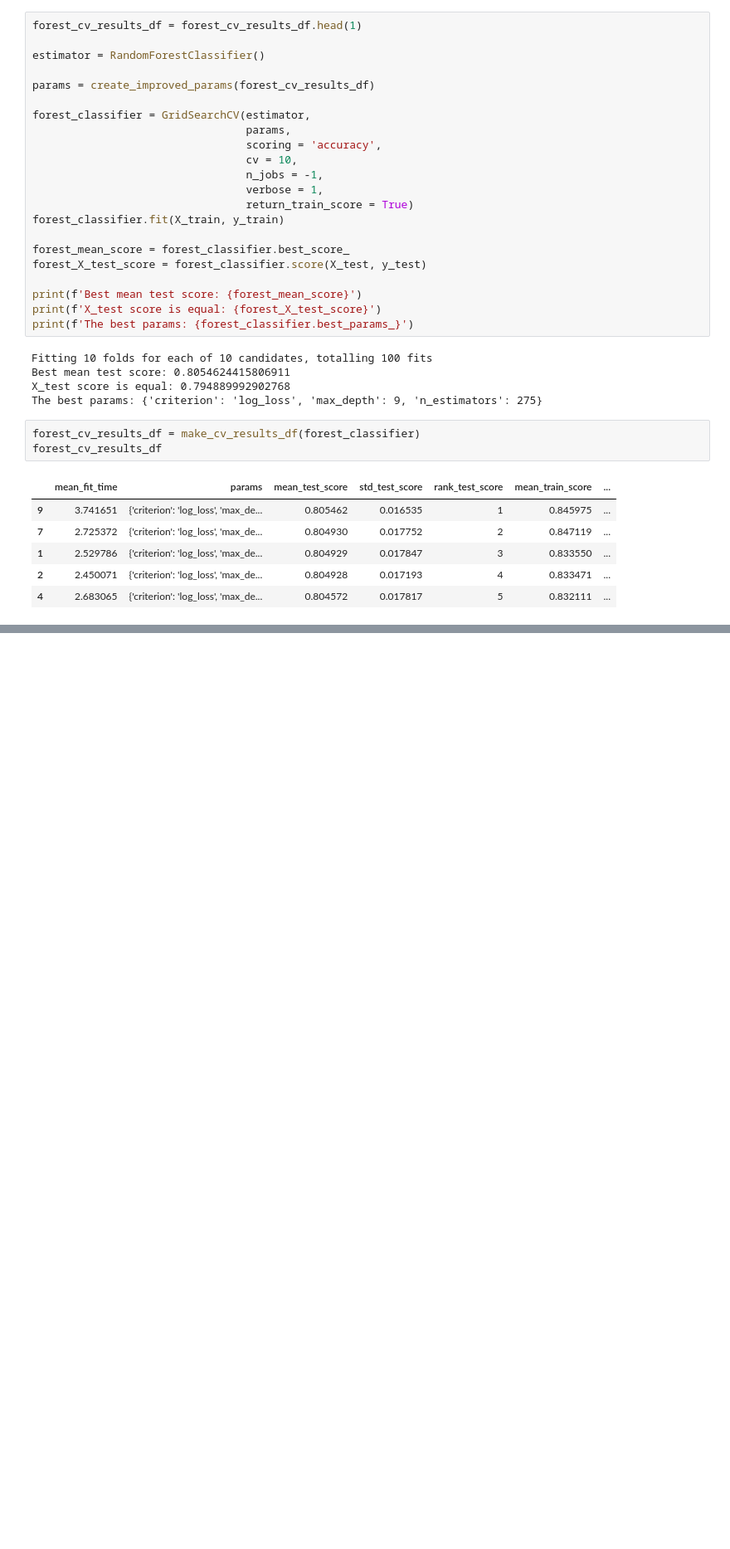
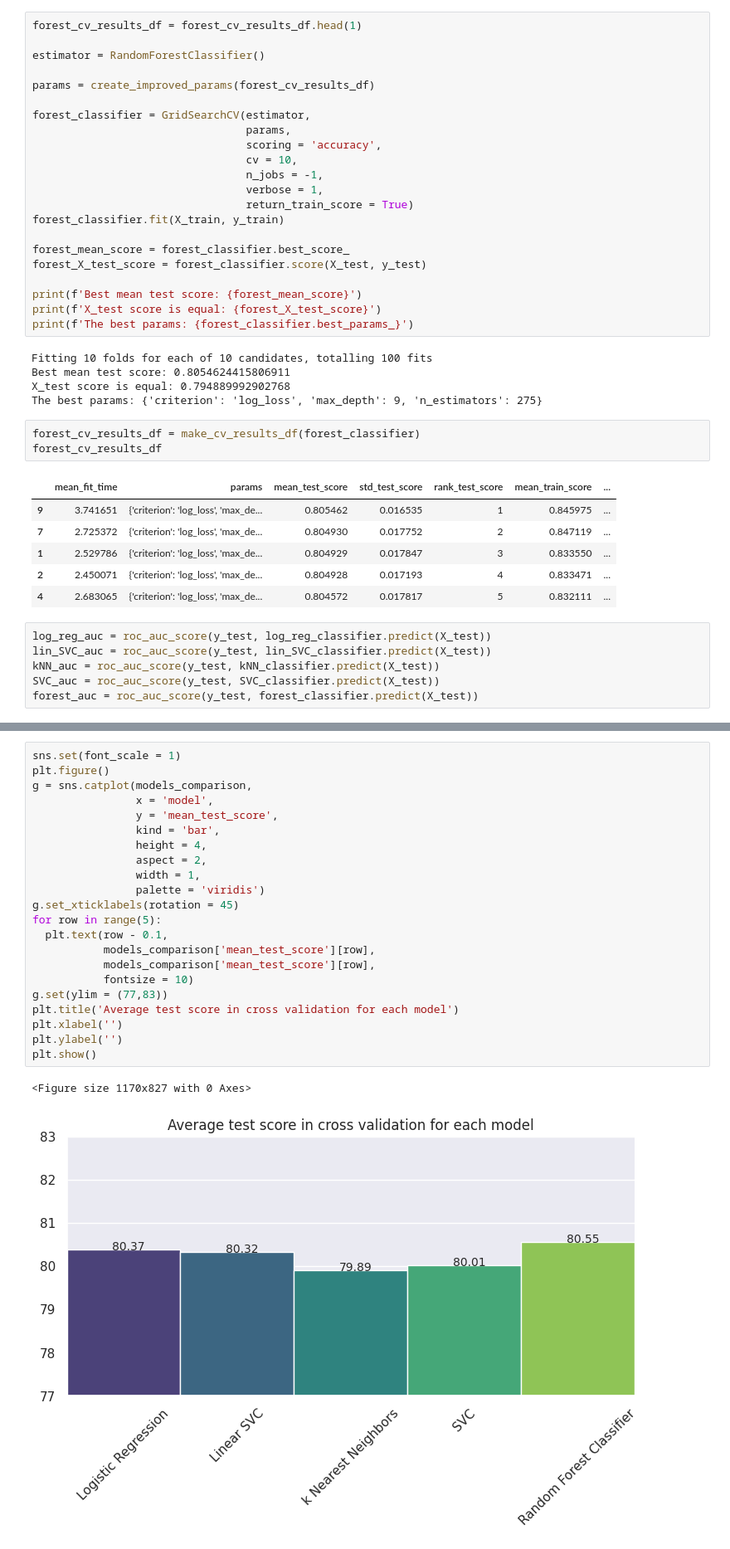
Before and after one commit to adrianciemerych/telco_customer_churn_project, a Jupyter notebook: churn_project.ipynb, the cells around one changed output, grey strips where cells are left out. Shown at 83% size. Saved outputs shown, nothing was run; the diff lists cells and outputs as text; blank space fills up the shorter version.

Commit message:
Create barplots with comparison between models

```diff
--- a/churn_project.ipynb
+++ b/churn_project.ipynb
@@ -968,3 +968,9 @@ forest_cv_results_df
 | 1 | 2.529786 | {'criterion': 'log_loss', 'max_de... | 0.804929 | 0.017847 | 3 | 0.833550 | ... |
 | 2 | 2.450071 | {'criterion': 'log_loss', 'max_de... | 0.804928 | 0.017193 | 4 | 0.833471 | ... |
 | 4 | 2.683065 | {'criterion': 'log_loss', 'max_de... | 0.804572 | 0.017817 | 5 | 0.832111 | ... |
+# %%
+log_reg_auc = roc_auc_score(y_test, log_reg_classifier.predict(X_test))
+lin_SVC_auc = roc_auc_score(y_test, lin_SVC_classifier.predict(X_test))
+kNN_auc = roc_auc_score(y_test, kNN_classifier.predict(X_test))
+SVC_auc = roc_auc_score(y_test, SVC_classifier.predict(X_test))
+forest_auc = roc_auc_score(y_test, forest_classifier.predict(X_test))
@@ -970,0 +1011,25 @@ forest_cv_results_df
+# %%
+sns.set(font_scale = 1)
+plt.figure()
+g = sns.catplot(models_comparison,
+                x = 'model',
+                y = 'mean_test_score',
+                kind = 'bar',
+                height = 4,
+                aspect = 2,
+                width = 1,
+                palette = 'viridis')
+g.set_xticklabels(rotation = 45)
+for row in range(5):
+  plt.text(row - 0.1,
+           models_comparison['mean_test_score'][row],
+           models_comparison['mean_test_score'][row],
+           fontsize = 10)
+g.set(ylim = (77,83))
+plt.title('Average test score in cross validation for each model')
+plt.xlabel('')
+plt.ylabel('')
+plt.show()
+# %% [output]
+<Figure size 1170x827 with 0 Axes>
+[figure, added]
```
Also changed, not shown: parts of 4 cells of this notebook.
